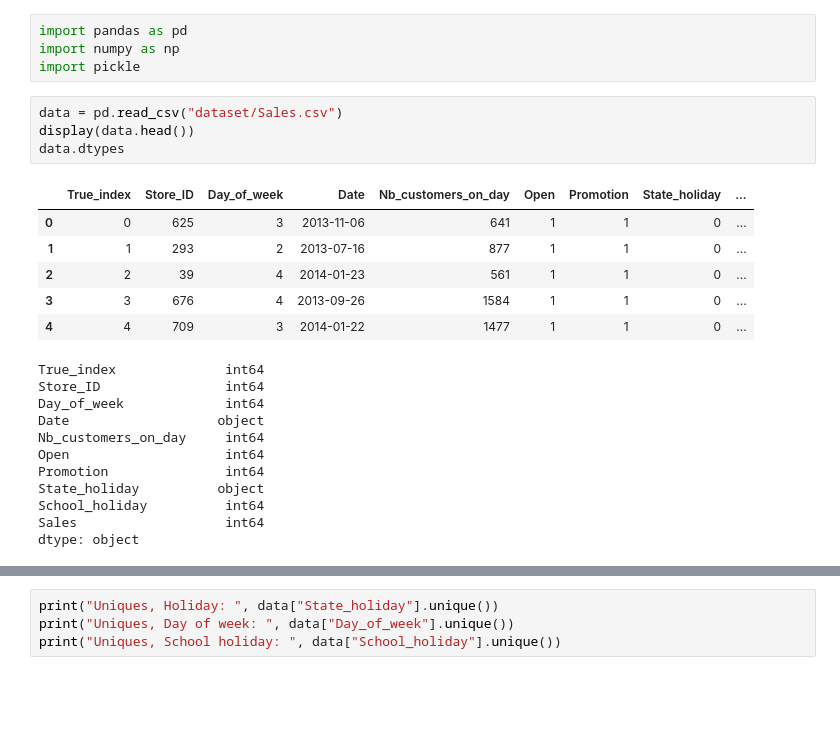
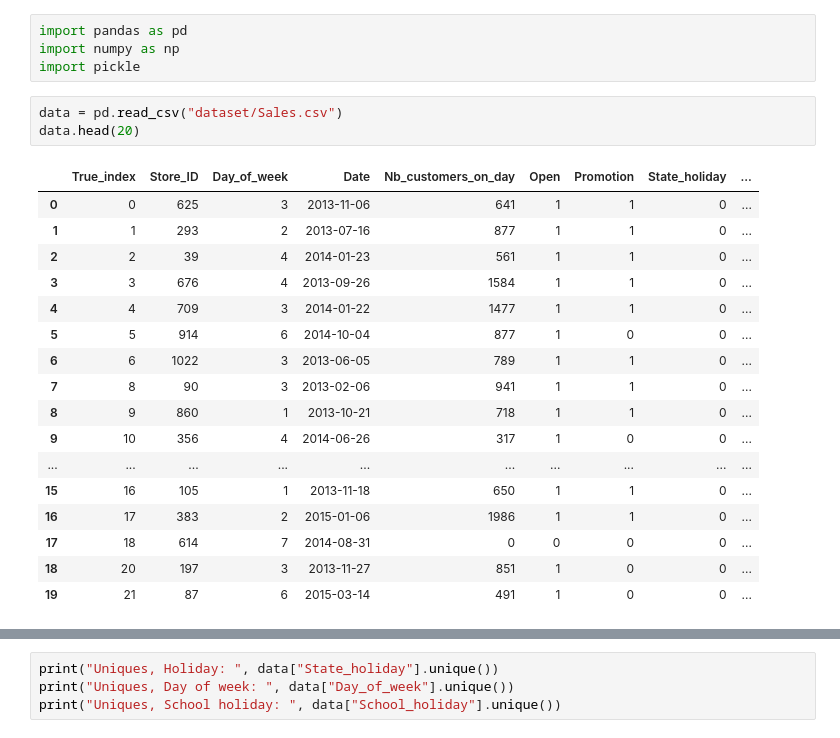
Before and after one commit to EdAz11/IronKaggle, a Jupyter notebook: ironkaggle_start.ipynb, the cells around one changed output, grey strips where cells are left out. Drawn from its saved outputs; the diff is of its cells as text; blank space fills up the shorter version.

```diff
--- a/ironkaggle_start.ipynb
+++ b/ironkaggle_start.ipynb
@@ -4,23 +4,22 @@ import numpy as np
 import pickle
 # %%
 data = pd.read_csv("dataset/Sales.csv")
-display(data.head())
-data.dtypes
+data.head(20)
 # %% [output]
 |  | True_index | Store_ID | Day_of_week | Date | Nb_customers_on_day | Open | Promotion | State_holiday | ... |
 | 0 | 0 | 625 | 3 | 2013-11-06 | 641 | 1 | 1 | 0 | ... |
 | 1 | 1 | 293 | 2 | 2013-07-16 | 877 | 1 | 1 | 0 | ... |
 | 2 | 2 | 39 | 4 | 2014-01-23 | 561 | 1 | 1 | 0 | ... |
 | 3 | 3 | 676 | 4 | 2013-09-26 | 1584 | 1 | 1 | 0 | ... |
 | 4 | 4 | 709 | 3 | 2014-01-22 | 1477 | 1 | 1 | 0 | ... |
+| 5 | 5 | 914 | 6 | 2014-10-04 | 877 | 1 | 0 | 0 | ... |
+| 6 | 6 | 1022 | 3 | 2013-06-05 | 789 | 1 | 1 | 0 | ... |
+| 7 | 8 | 90 | 3 | 2013-02-06 | 941 | 1 | 1 | 0 | ... |
+| 8 | 9 | 860 | 1 | 2013-10-21 | 718 | 1 | 1 | 0 | ... |
+| 9 | 10 | 356 | 4 | 2014-06-26 | 317 | 1 | 0 | 0 | ... |
+| ... | ... | ... | ... | ... | ... | ... | ... | ... | ... |
+| 15 | 16 | 105 | 1 | 2013-11-18 | 650 | 1 | 1 | 0 | ... |
+| 16 | 17 | 383 | 2 | 2015-01-06 | 1986 | 1 | 1 | 0 | ... |
+| 17 | 18 | 614 | 7 | 2014-08-31 | 0 | 0 | 0 | 0 | ... |
+| 18 | 20 | 197 | 3 | 2013-11-27 | 851 | 1 | 0 | 0 | ... |
+| 19 | 21 | 87 | 6 | 2015-03-14 | 491 | 1 | 0 | 0 | ... |
-True_index              int64
-Store_ID                int64
-Day_of_week             int64
-Date                   object
-Nb_customers_on_day     int64
-Open                    int64
-Promotion               int64
-State_holiday          object
-School_holiday          int64
-Sales                   int64
-dtype: object
```
Also changed, not shown: parts of 7 cells of this notebook, 6 other files.
